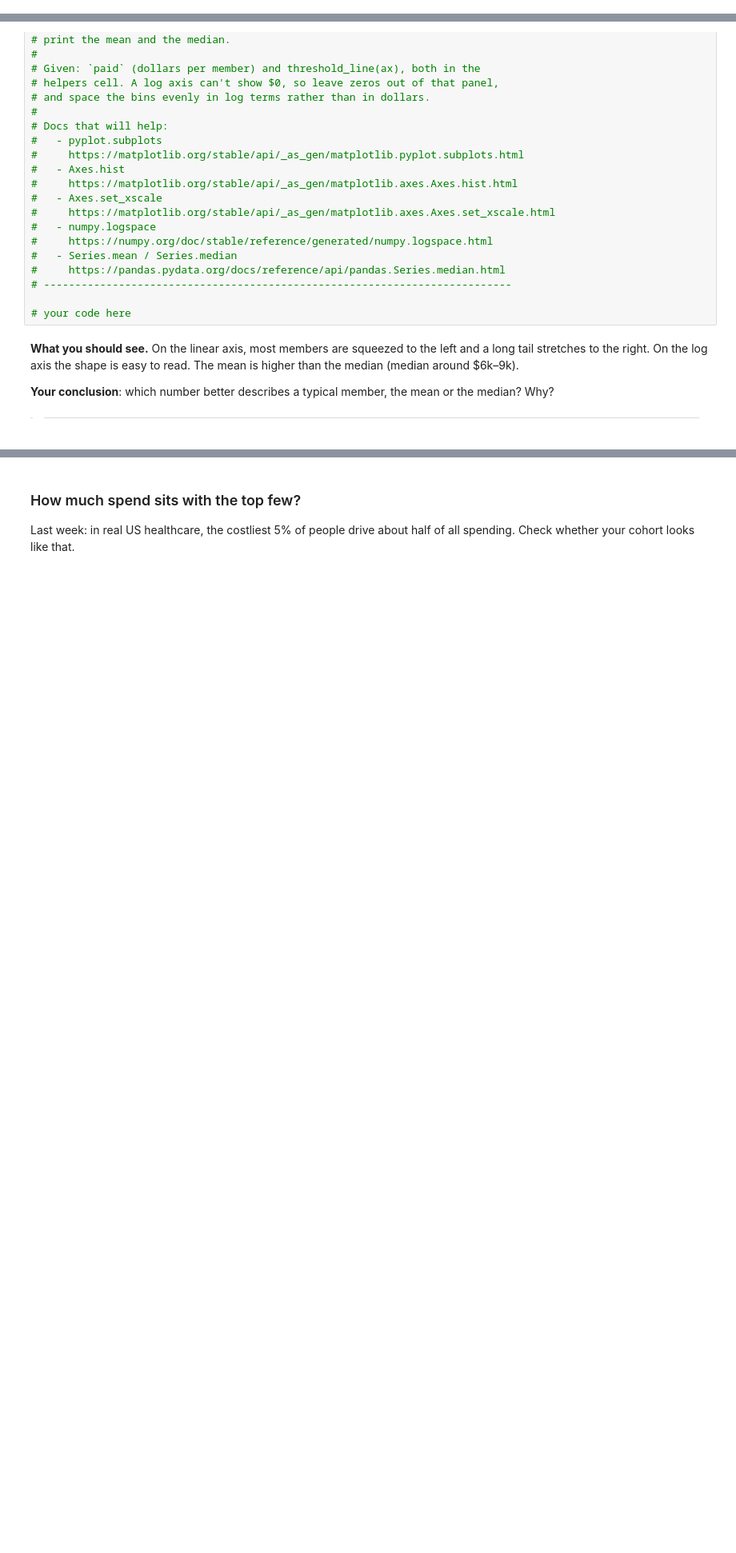
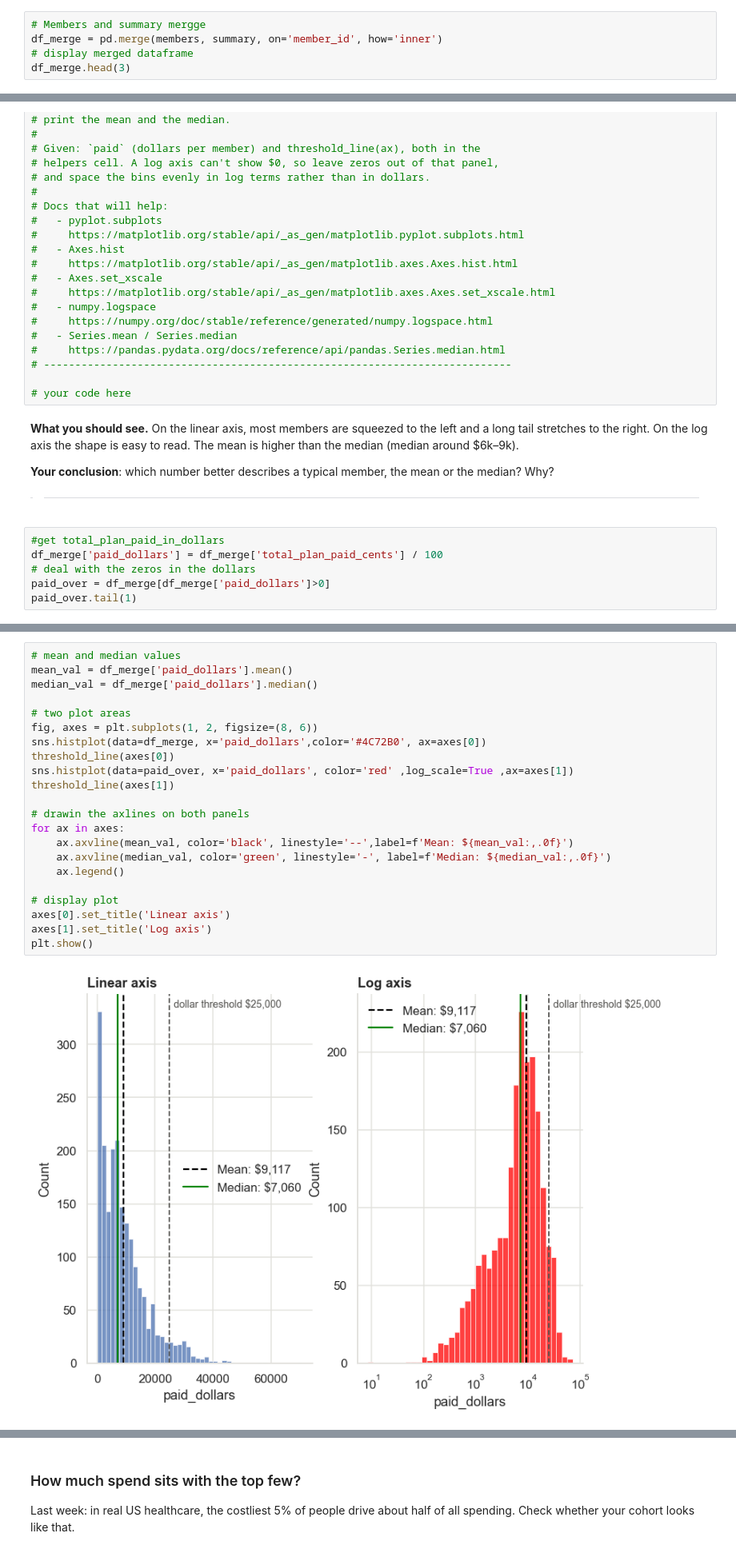
Before and after one commit to GeofreyMacharia/claims-cost-predictor, a Jupyter notebook: notebooks/week-02-eda.ipynb, the cells around one changed output, grey strips where cells are left out. Shown at 80% size. Cells and saved outputs as stored; diff of their text form; blank space fills up the shorter version.

```diff
--- a/notebooks/week-02-eda.ipynb
+++ b/notebooks/week-02-eda.ipynb
@@ -218,0 +239,5 @@ First, find out what one row means in each file.
+# %%
+# Members and summary mergge
+df_merge = pd.merge(members, summary, on='member_id', how='inner')
+# display merged dataframe
+df_merge.head(3)
@@ -263,3 +296,9 @@ to read. The mean is higher than the median (median around $6k–9k).
 **Your conclusion**: which number better describes a typical member, the mean or the median? Why?
 
 > ______
+# %%
+#get total_plan_paid_in_dollars
+df_merge['paid_dollars'] = df_merge['total_plan_paid_cents'] / 100
+# deal with the zeros in the dollars
+paid_over = df_merge[df_merge['paid_dollars']>0]
+paid_over.tail(1)
@@ -265,0 +309,24 @@ to read. The mean is higher than the median (median around $6k–9k).
+# %%
+# mean and median values
+mean_val = df_merge['paid_dollars'].mean()
+median_val = df_merge['paid_dollars'].median()
+
+# two plot areas
+fig, axes = plt.subplots(1, 2, figsize=(8, 6))
+sns.histplot(data=df_merge, x='paid_dollars',color='#4C72B0', ax=axes[0])
+threshold_line(axes[0])
+sns.histplot(data=paid_over, x='paid_dollars', color='red' ,log_scale=True ,ax=axes[1])
+threshold_line(axes[1])
+
+# drawin the axlines on both panels
+for ax in axes:
+    ax.axvline(mean_val, color='black', linestyle='--',label=f'Mean: ${mean_val:,.0f}')
+    ax.axvline(median_val, color='green', linestyle='-', label=f'Median: ${median_val:,.0f}')
+    ax.legend()
+
+# display plot
+axes[0].set_title('Linear axis')
+axes[1].set_title('Log axis')
+plt.show()
+# %% [output]
+[figure, added]
```
Also changed, not shown: parts of 29 cells of this notebook.
